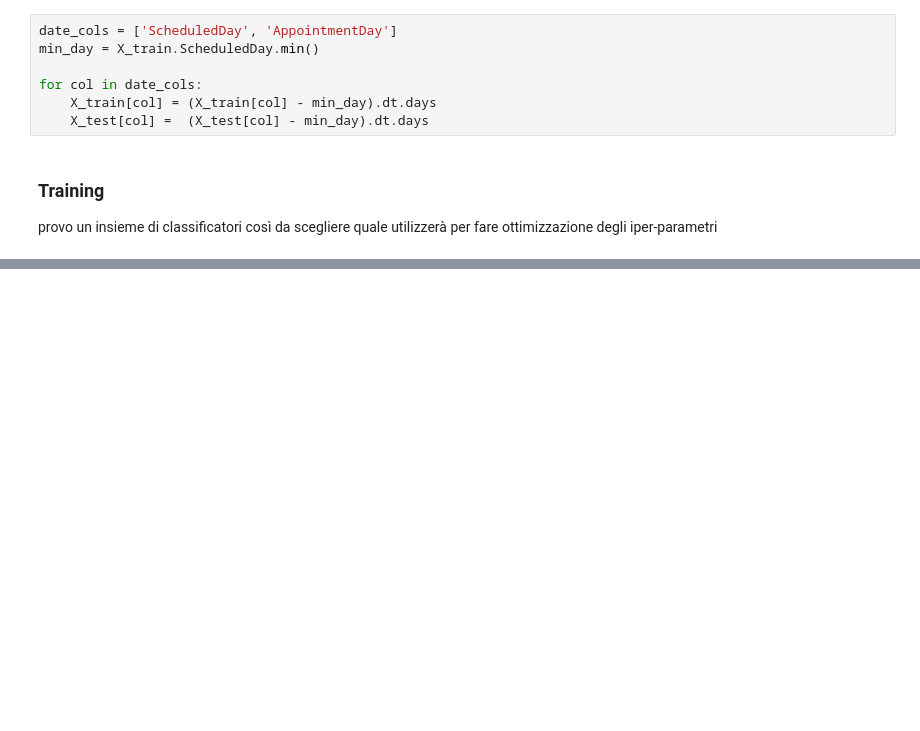
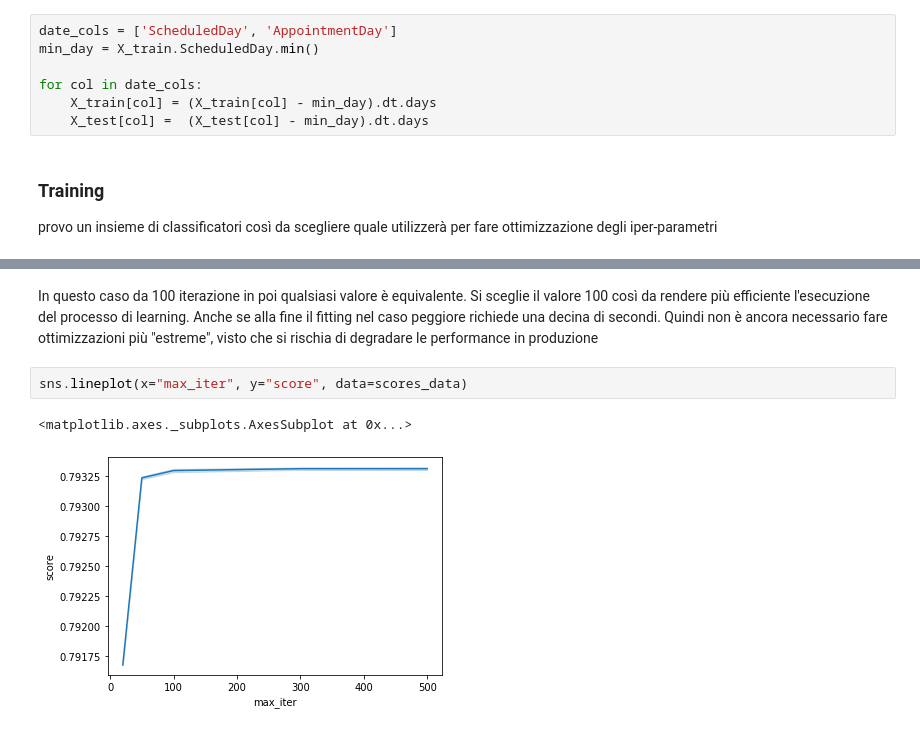
Before and after one commit to antonio-turco/ia-esame-giugno, a Jupyter notebook: Training.ipynb, the cells around one changed output, grey strips where cells are left out. Drawn from its saved outputs; the diff is of its cells as text; blank space fills up the shorter version.

```diff
--- a/Training.ipynb
+++ b/Training.ipynb
@@ -232,0 +325,7 @@ Knn 0.7703432889192339
+# %% [markdown]
+In questo caso da 100 iterazione in poi qualsiasi valore è equivalente. Si sceglie il valore 100 così da rendere più efficiente l'esecuzione del processo di learning. Anche se alla fine il fitting nel caso peggiore richiede una decina di secondi. Quindi non è ancora necessario fare ottimizzazioni più "estreme", visto che si rischia di degradare le performance in produzione
+# %%
+sns.lineplot(x="max_iter", y="score", data=scores_data)
+# %% [output]
+<matplotlib.axes._subplots.AxesSubplot at 0x...>
+[figure, added]
```
Also changed, not shown: parts of 18 cells of this notebook.
